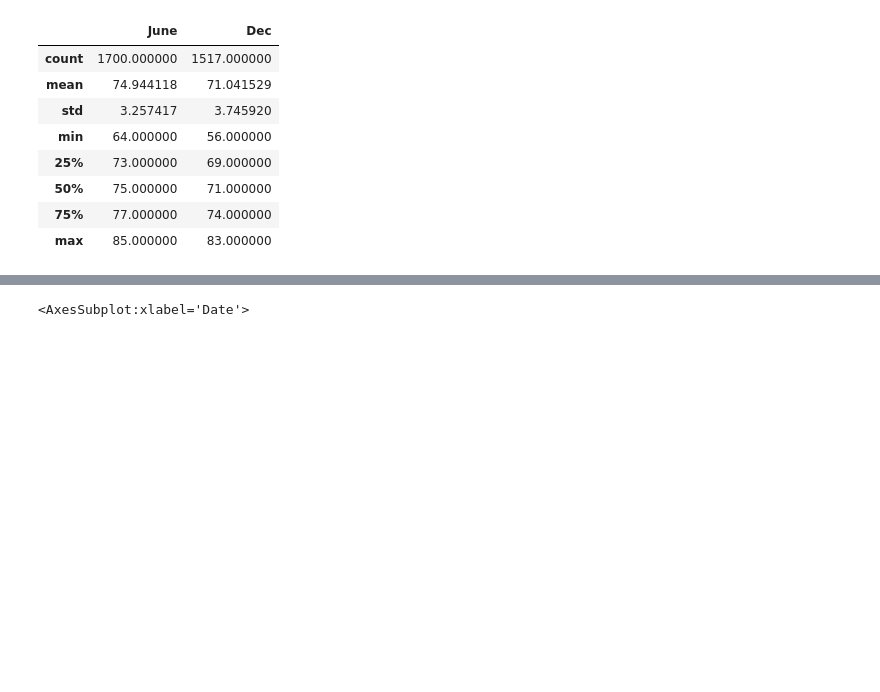
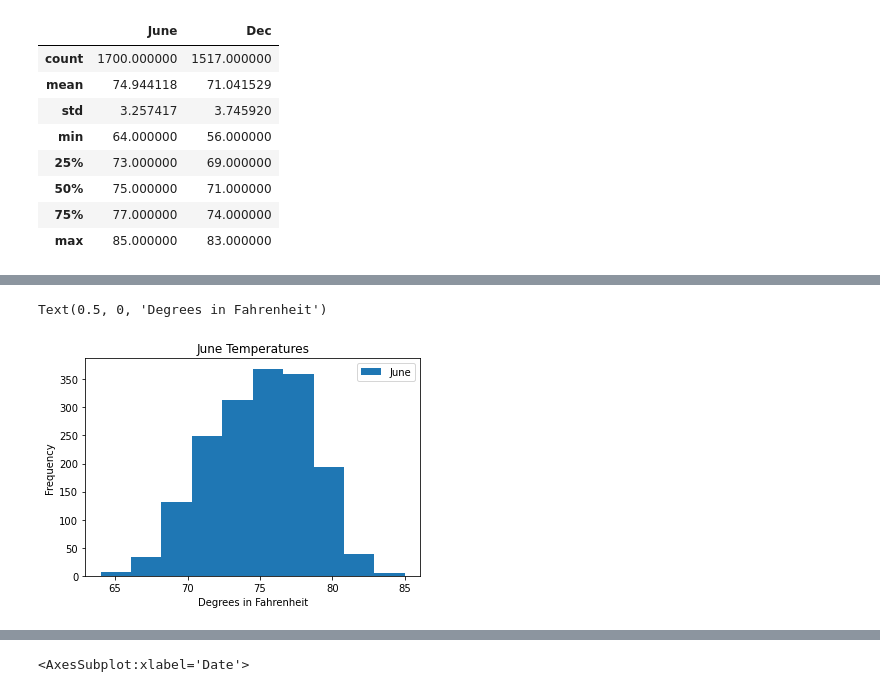
Before and after one commit to jisellejones/Surfs_Up_Climate_Analysis, a Jupyter notebook: SurfsUp_Challenge.ipynb, the cells around one changed output, grey strips where cells are left out. Saved outputs shown, nothing was run; the diff lists cells and outputs as text; code cells hidden in the pictures; blank space fills up the shorter version.

```diff
--- a/SurfsUp_Challenge.ipynb
+++ b/SurfsUp_Challenge.ipynb
@@ -109,0 +110,8 @@ plt.tight_layout()
+# %%
+# Make histogram of June temps
+june_temps_df.plot.hist(5)
+plt.title("June Temperatures")
+plt.xlabel("Degrees in Fahrenheit")
+# %% [output]
+Text(0.5, 0, 'Degrees in Fahrenheit')
+[figure, added]
```
Also changed, not shown: parts of 2 cells of this notebook, 3 other files.
